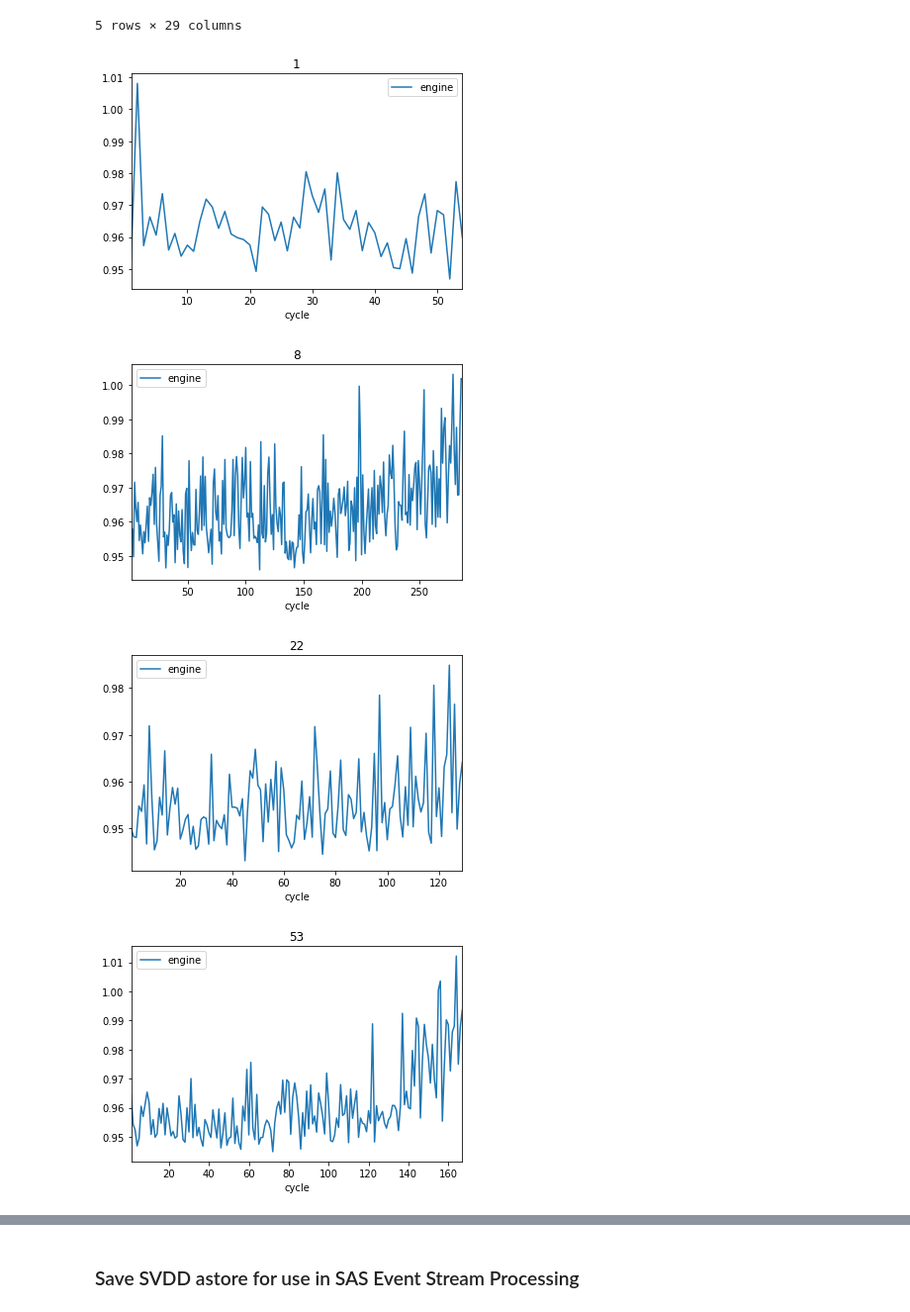
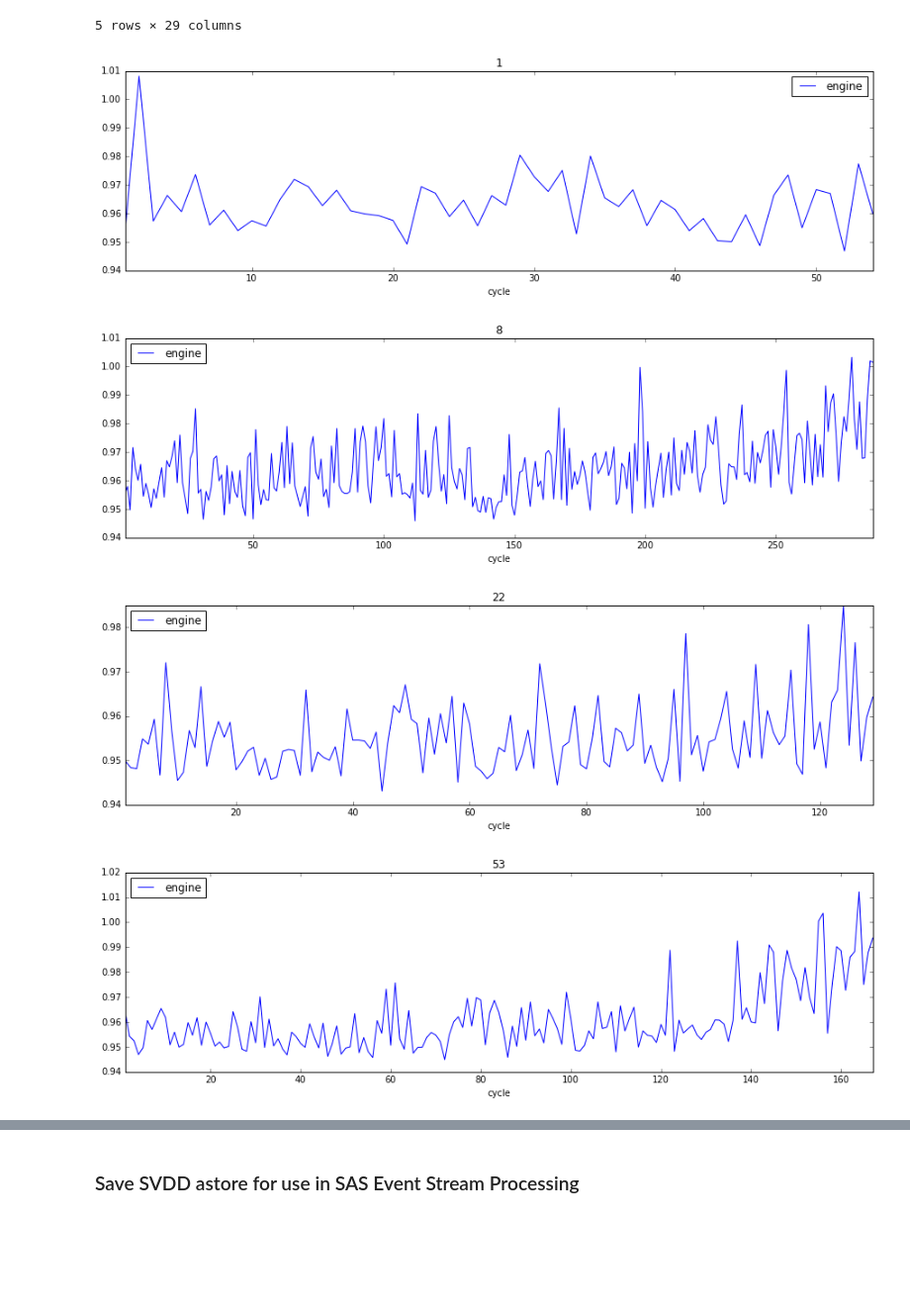
Before and after one commit to sassoftware/sas-viya-programming, a Jupyter notebook: high-frequency-analytics/Support Vector Data Description (SVDD) to identify Turbofan Engine Asset Degradation.ipynb, the cells around one changed output, grey strips where cells are left out. Shown at 99% size. Saved outputs shown, nothing was run; the diff lists cells and outputs as text; code cells hidden in the pictures; blank space fills up the shorter version.

Commit message:
Edits to Jupyter Notebook and adding data files*

```diff
--- a/high-frequency-analytics/Support Vector Data Description (SVDD) to identify Turbofan Engine Asset Degradation.ipynb
+++ b/high-frequency-analytics/Support Vector Data Description (SVDD) to identify Turbofan Engine Asset Degradation.ipynb
@@ -108,7 +106,7 @@ elapsed 0.053s · user 0.176s · sys 0.642s · mem 45.2MB
 # %% [markdown]
 ### Import SVDD action set
 # %%
-s.loadactionset(actionset='svdd')
+s.loadactionset('svdd')
 # %% [output]
 NOTE: Added action set 'svdd'.
 [actionset]
@@ -156,8 +191,8 @@ NOTE: Save state generation complete.
 # %% [markdown]
 ### Score SVDD astore against scoring data
 # %%
-#### load astore action set
-s.loadactionset(actionset="astore")
+# Load astore action set
+s.loadactionset('astore')
 # %% [output]
 NOTE: Added action set 'astore'.
 [actionset]
@@ -168,5 +203,5 @@ NOTE: Added action set 'astore'.
 # %%
-#### score resulting SVDD astore (ysvddstate) against the scoring data (score) and output results (svddscored)
-res2 = s.aStore.score(table="score", rstore="ysvddstate", out={"name":"svddscored","replace":True})
-print (res2)
+# Score resulting SVDD astore (ysvddstate) against the scoring data (score) and output results (svddscored)
+svdd_scored = s.CASTable('svddscored', replace=True)
+score_tbl.astore.score(rstore=ysvdd_state, out=svdd_scored)
 # %% [output]
@@ -184,6 +216,6 @@ print (res2)
 # %%
-### create local dataframe of scored data to plot using Matplotlib
-output = s.fetch(table="svddscored",to=1000,maxrows=1000)['Fetch']
+# Create local dataframe of scored data to plot using Matplotlib
+output = svdd_scored.to_frame()
 output.head()
 # %% [output]
 Selected Rows from Table SVDDSCORED
@@ -206,15 +238,13 @@ df.head()
 | 4 | 1 | 5 | 0.0024 | 0.0011 | 100.0 | 518.67 | 642.74 | 1585.47 | 1408.12 | 14.62 | ... | ... |
 5 rows × 29 columns
 # %%
-import matplotlib.pyplot as plt
-
-df = df.loc[df['engine']<150]
+df = df.loc[df['engine'] < 150]
 for index, group in df.groupby('engine'):
-    group.plot(x='cycle', y='_SVDDDISTANCE_', title=index, label='engine')
+    group.plot(x='cycle', y='_SVDDDISTANCE_', title=index, label='engine', figsize=(15, 4))
 
 plt.show()
 # %% [output]
-[figure, old version]
+[figure, new version]
-[figure, old version]
+[figure, new version]
-[figure, old version]
+[figure, new version]
-[figure, old version]
+[figure, new version]
```
Also changed, not shown: parts of 34 cells of this notebook, 2 other files.
